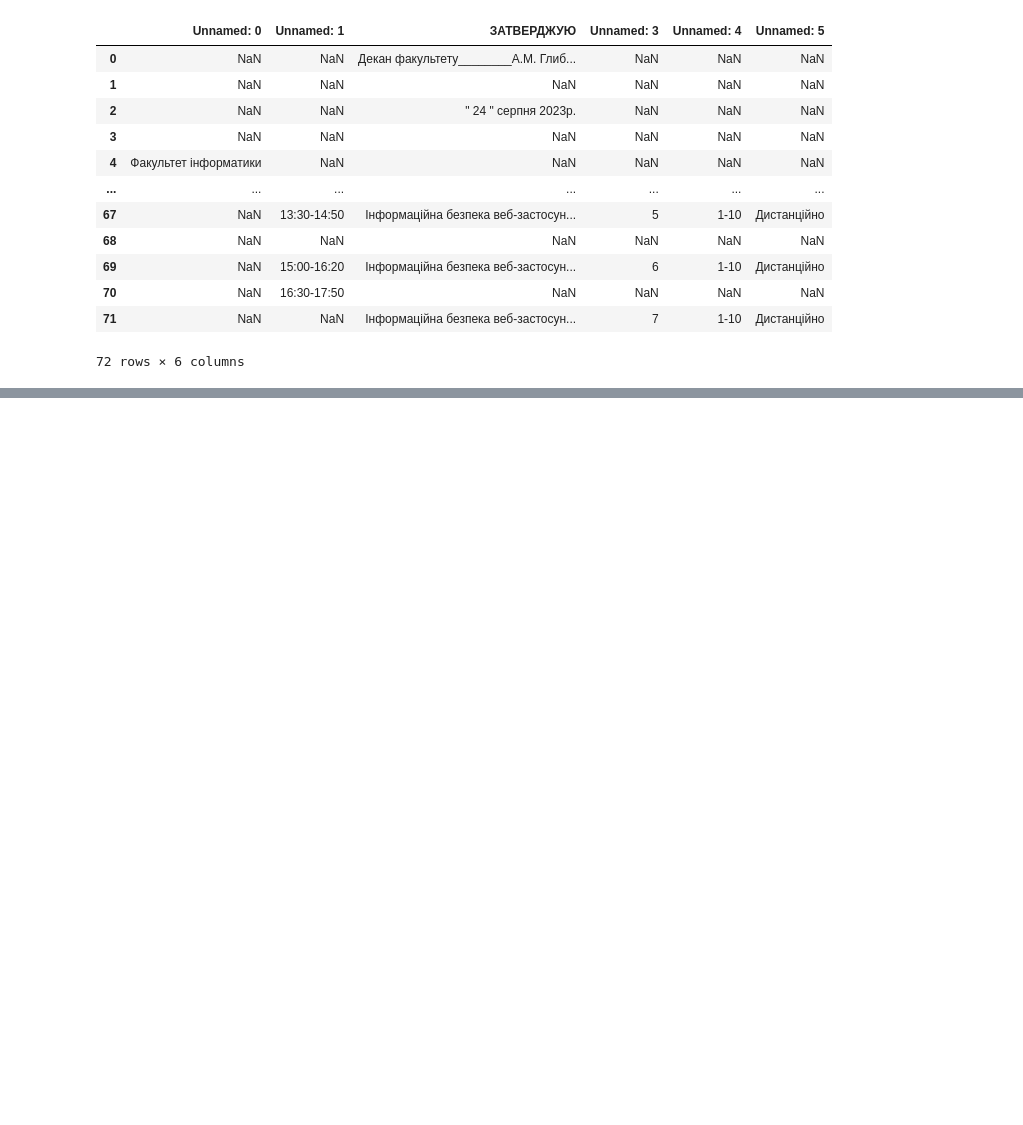
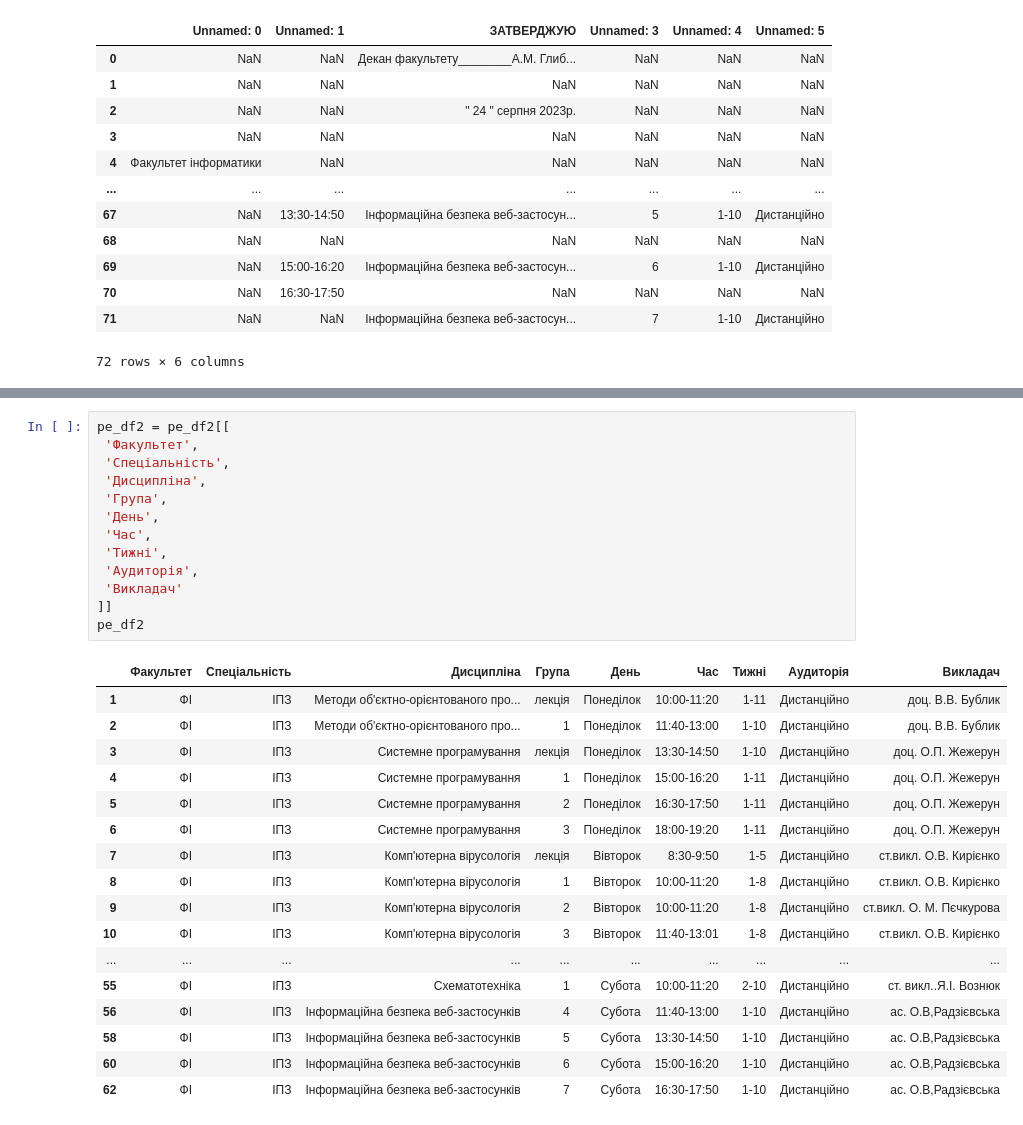
Before and after one commit to 1wannabebetter1/scheduleUnification, a Jupyter notebook: Unificator.ipynb, the cells around one changed output, grey strips where cells are left out. Cells and saved outputs as stored; diff of their text form; blank space fills up the shorter version.

```diff
--- a/Unificator.ipynb
+++ b/Unificator.ipynb
@@ -121,0 +206,31 @@ df1
+# %%
+pe_df2 = pe_df2[[
+ 'Факультет',
+ 'Спеціальність',
+ 'Дисципліна',
+ 'Група',
+ 'День',
+ 'Час',
+ 'Тижні',
+ 'Аудиторія',
+ 'Викладач'
+]]
+pe_df2
+# %% [output]
+|  | Факультет | Спеціальність | Дисципліна | Група | День | Час | Тижні | Аудиторія | Викладач |
+| 1 | ФІ | ІПЗ | Методи об'єктно-орієнтованого про... | лекція | Понеділок | 10:00-11:20 | 1-11 | Дистанційно | доц. В.В. Бублик |
+| 2 | ФІ | ІПЗ | Методи об'єктно-орієнтованого про... | 1 | Понеділок | 11:40-13:00 | 1-10 | Дистанційно | доц. В.В. Бублик |
+| 3 | ФІ | ІПЗ | Системне програмування | лекція | Понеділок | 13:30-14:50 | 1-10 | Дистанційно | доц. О.П. Жежерун |
+| 4 | ФІ | ІПЗ | Системне програмування | 1 | Понеділок | 15:00-16:20 | 1-11 | Дистанційно | доц. О.П. Жежерун |
+| 5 | ФІ | ІПЗ | Системне програмування | 2 | Понеділок | 16:30-17:50 | 1-11 | Дистанційно | доц. О.П. Жежерун |
+| 6 | ФІ | ІПЗ | Системне програмування | 3 | Понеділок | 18:00-19:20 | 1-11 | Дистанційно | доц. О.П. Жежерун |
+| 7 | ФІ | ІПЗ | Комп'ютерна вірусологія | лекція | Вівторок | 8:30-9:50 | 1-5 | Дистанційно | ст.викл. О.В. Кирієнко |
+| 8 | ФІ | ІПЗ | Комп'ютерна вірусологія | 1 | Вівторок | 10:00-11:20 | 1-8 | Дистанційно | ст.викл. О.В. Кирієнко |
+| 9 | ФІ | ІПЗ | Комп'ютерна вірусологія | 2 | Вівторок | 10:00-11:20 | 1-8 | Дистанційно | ст.викл. О. М. Пєчкурова |
+| 10 | ФІ | ІПЗ | Комп'ютерна вірусологія | 3 | Вівторок | 11:40-13:01 | 1-8 | Дистанційно | ст.викл. О.В. Кирієнко |
+| ... | ... | ... | ... | ... | ... | ... | ... | ... | ... |
+| 55 | ФІ | ІПЗ | Схематотехніка | 1 | Субота | 10:00-11:20 | 2-10 | Дистанційно | cт. викл..Я.І. Вознюк |
+| 56 | ФІ | ІПЗ | Інформаційна безпека веб-застосунків | 4 | Субота | 11:40-13:00 | 1-10 | Дистанційно | ас. О.В,Радзієвська |
+| 58 | ФІ | ІПЗ | Інформаційна безпека веб-застосунків | 5 | Субота | 13:30-14:50 | 1-10 | Дистанційно | ас. О.В,Радзієвська |
+| 60 | ФІ | ІПЗ | Інформаційна безпека веб-застосунків | 6 | Субота | 15:00-16:20 | 1-10 | Дистанційно | ас. О.В,Радзієвська |
+| 62 | ФІ | ІПЗ | Інформаційна безпека веб-застосунків | 7 | Субота | 16:30-17:50 | 1-10 | Дистанційно | ас. О.В,Радзієвська |
```
Also changed, not shown: parts of 19 cells of this notebook.
